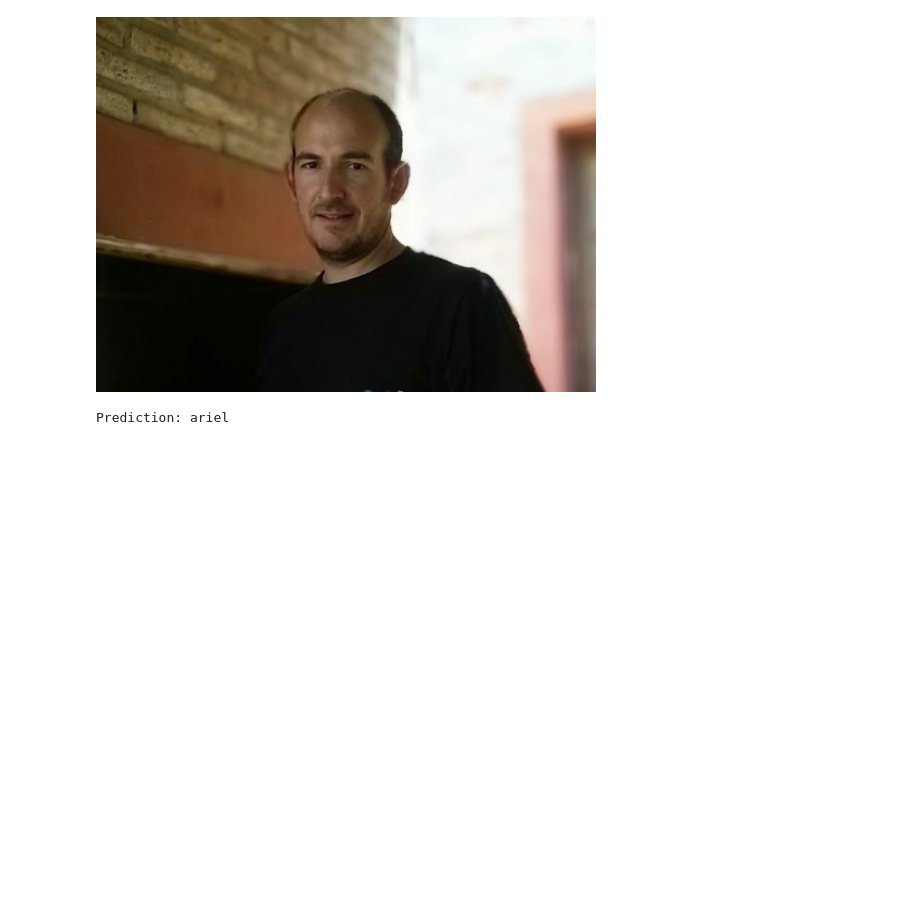
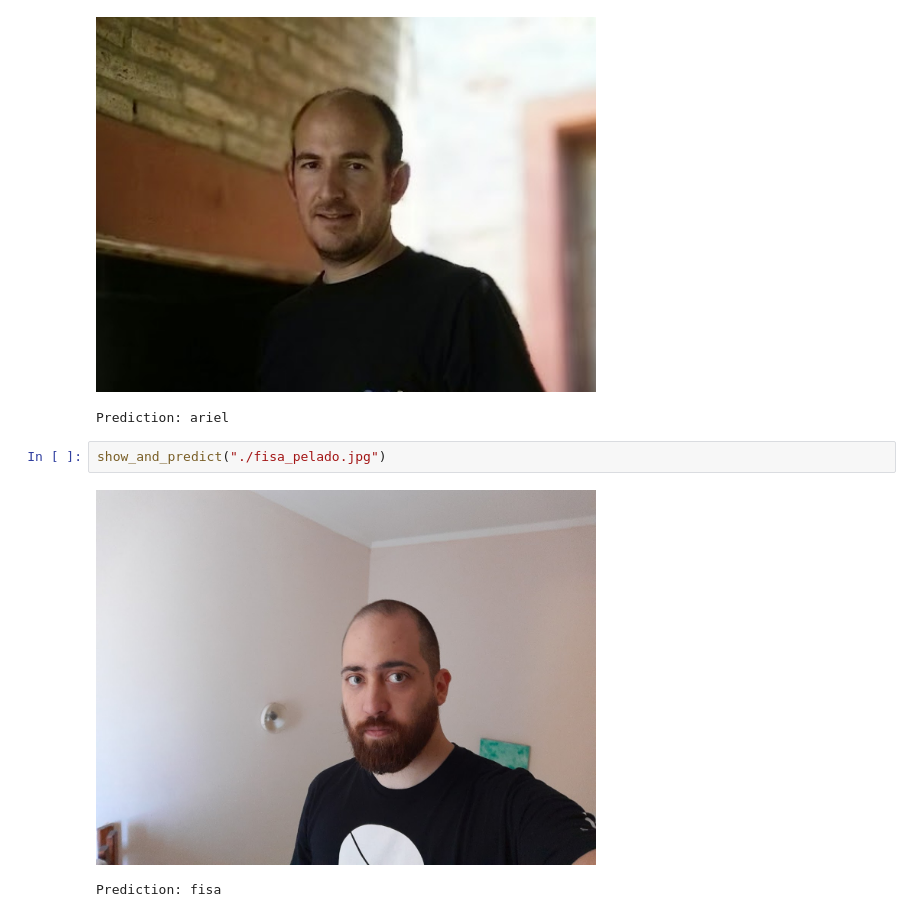
Before and after one commit to ucseml-team/machine-learning-course, a Jupyter notebook: profes_classifier/profes_classifier.ipynb, the cells around one changed output. Cells and saved outputs as stored; diff of their text form; blank space fills up the shorter version.

```diff
--- a/profes_classifier/profes_classifier.ipynb
+++ b/profes_classifier/profes_classifier.ipynb
@@ -252,3 +252,8 @@ show_and_predict("./ariel_asado.jpg")
 # %% [output]
 [figure]
 Prediction: ariel
+# %%
+show_and_predict("./fisa_pelado.jpg")
+# %% [output]
+[figure, added]
+Prediction: fisa
```
Also changed, not shown: 2 other files.
